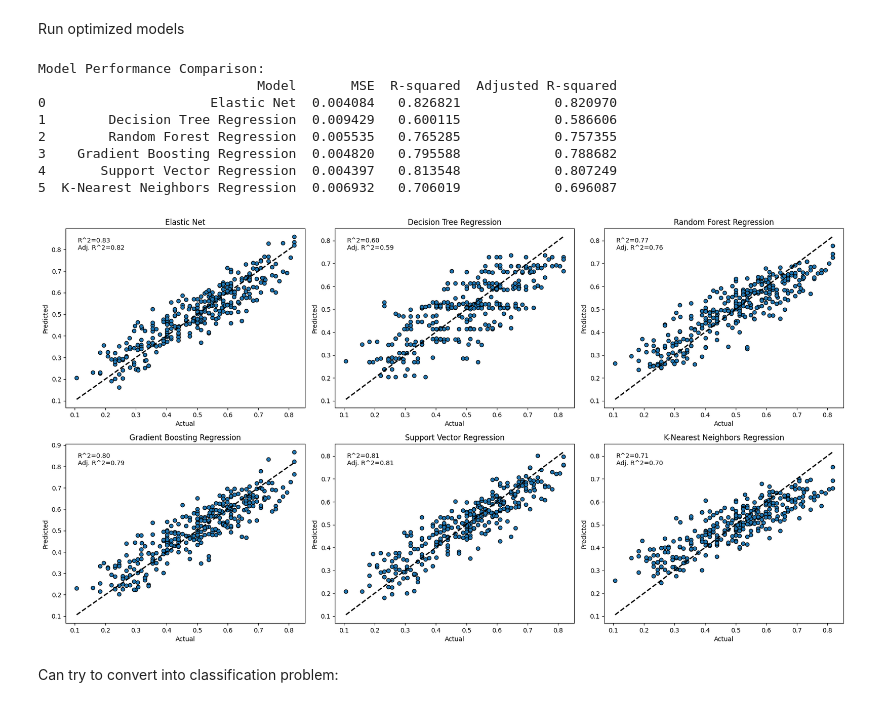
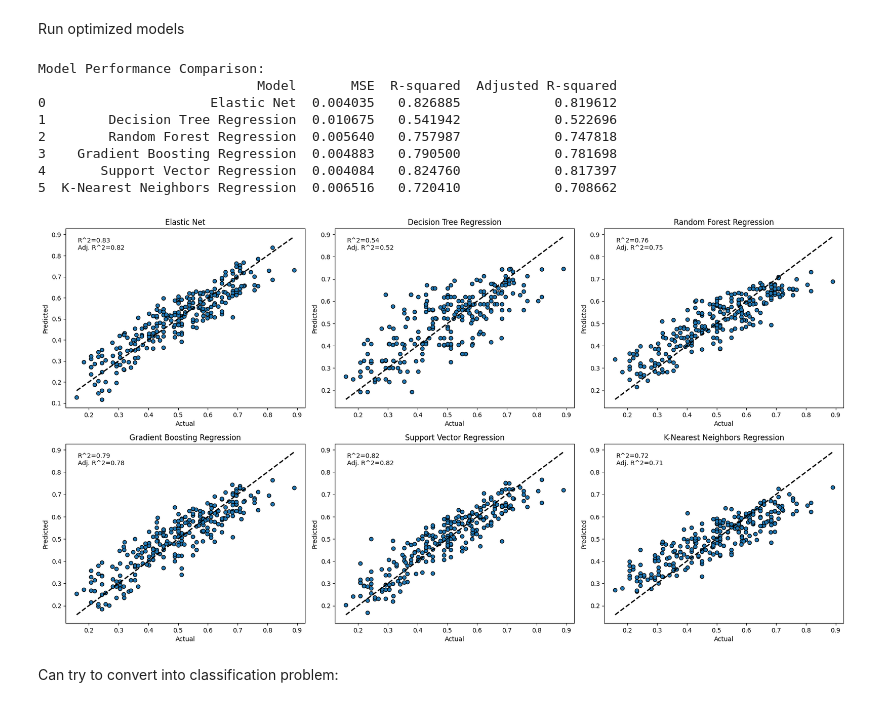
Before and after one commit to ChinmayVar/FinalProject156, a Jupyter notebook: final_proj.ipynb, the cells around one changed output. Cells and saved outputs as stored; diff of their text form; code cells hidden in the pictures.

```diff
--- a/final_proj.ipynb
+++ b/final_proj.ipynb
@@ -109,8 +135,8 @@ plt.show()
 # %%
-# Transform the new data using the same steps
-X_new = scaler.transform(X_new)  # Standardize
-X_new_tilde = X_new - mu  # Center
-X_new_tilde_pca = pca.transform(X_new_tilde)  # Apply PCA
+# Transform the val data using the same steps
+X_val = scaler.transform(X_val)  # Standardize
+X_val_tilde = X_val - mu  # Center
+X_val_tilde_pca = pca.transform(X_val_tilde)  # Apply PCA
 # %%
 # Models initialization
 models = {
@@ -131,13 +157,13 @@ r2_results = {}
 adj_r2_results = {}
 
 # Training and prediction
-n = X_new_tilde_pca.shape[0]
-p = X_new_tilde_pca.shape[1]
+n = X_val_tilde_pca.shape[0]
+p = X_val_tilde_pca.shape[1]
 for name, model in models.items():
     model.fit(X_train_tilde_pca, y_train)
-    y_pred = model.predict(X_new_tilde_pca)
-    mse_results[name] = mean_squared_error(y_new, y_pred)
-    r2_results[name] = r2_score(y_new, y_pred)
+    y_pred = model.predict(X_val_tilde_pca)
+    mse_results[name] = mean_squared_error(y_val, y_pred)
+    r2_results[name] = r2_score(y_val, y_pred)
     adj_r2_results[name] = 1 - (1 - r2_results[name]) * (n - 1) / (n - p - 1)
 
 # Display results
@@ -158,9 +184,9 @@ plt.figure(figsize=(18, 14))
 for i, (name, model) in enumerate(models.items(), 1):
     plt.subplot(3, 3, i)
     model.fit(X_train_tilde_pca, y_train)
-    y_pred = model.predict(X_new_tilde_pca)
-    plt.scatter(y_new, y_pred, edgecolors=(0, 0, 0))
-    plt.plot([y_new.min(), y_new.max()], [y_new.min(), y_new.max()], 'k--', lw=2)
+    y_pred = model.predict(X_val_tilde_pca)
+    plt.scatter(y_val, y_pred, edgecolors=(0, 0, 0))
+    plt.plot([y_val.min(), y_val.max()], [y_val.min(), y_val.max()], 'k--', lw=2)
     plt.xlabel('Actual')
     plt.ylabel('Predicted')
     plt.title(name)
@@ -316,55 +342,55 @@ r2_results = {}
 adj_r2_results = {}
 
 # Training and prediction
-n = X_new_tilde_pca.shape[0]
-p = X_new_tilde_pca.shape[1]
+n = X_val_tilde_pca.shape[0]
+p = X_val_tilde_pca.shape[1]
 for name, model in models.items():
     model.fit(X_train_tilde_pca, y_train)
-    y_pred = model.predict(X_new_tilde_pca)
-    mse_results[name] = mean_squared_error(y_new, y_pred)
-    r2_results[name] = r2_score(y_new, y_pred)
+    y_pred = model.predict(X_val_tilde_pca)
+    mse_results[name] = mean_squared_error(y_val, y_pred)
+    r2_results[name] = r2_score(y_val, y_pred)
     adj_r2_results[name] = 1 - (1 - r2_results[name]) * (n - 1) / (n - p - 1)
 
 # Display results
 results = pd.DataFrame({
     'Model': list(mse_results.keys()),
     'MSE': list(mse_results.values()),
     'R-squared': list(r2_results.values()),
     'Adjusted R-squared': list(adj_r2_results.values())
 })
 
 print("Model Performance Comparison:")
 print(results)
 
 # Plotting actual vs predicted values for each model
 plt.figure(figsize=(18, 14))
 
 # Iterate over models for plotting
 for i, (name, model) in enumerate(models.items(), 1):
     plt.subplot(3, 3, i)
     model.fit(X_train_tilde_pca, y_train)
-    y_pred = model.predict(X_new_tilde_pca)
-    plt.scatter(y_new, y_pred, edgecolors=(0, 0, 0))
-    plt.plot([y_new.min(), y_new.max()], [y_new.min(), y_new.max()], 'k--', lw=2)
+    y_pred = model.predict(X_val_tilde_pca)
+    plt.scatter(y_val, y_pred, edgecolors=(0, 0, 0))
+    plt.plot([y_val.min(), y_val.max()], [y_val.min(), y_val.max()], 'k--', lw=2)
     plt.xlabel('Actual')
     plt.ylabel('Predicted')
     plt.title(name)
     plt.text(0.05, 0.95, f'R^2={r2_results[name]:.2f}\nAdj. R^2={adj_r2_results[name]:.2f}',
              transform=plt.gca().transAxes,
              verticalalignment='top')
 
 plt.tight_layout()
 plt.show()
 # %% [output]
 Model Performance Comparison:
                             Model       MSE  R-squared  Adjusted R-squared
-0                     Elastic Net  0.004084   0.826821            0.820970
-1        Decision Tree Regression  0.009429   0.600115            0.586606
-2        Random Forest Regression  0.005535   0.765285            0.757355
-3    Gradient Boosting Regression  0.004820   0.795588            0.788682
-4       Support Vector Regression  0.004397   0.813548            0.807249
-5  K-Nearest Neighbors Regression  0.006932   0.706019            0.696087
+0                     Elastic Net  0.004035   0.826885            0.819612
+1        Decision Tree Regression  0.010675   0.541942            0.522696
+2        Random Forest Regression  0.005640   0.757987            0.747818
+3    Gradient Boosting Regression  0.004883   0.790500            0.781698
+4       Support Vector Regression  0.004084   0.824760            0.817397
+5  K-Nearest Neighbors Regression  0.006516   0.720410            0.708662
-[figure, old version]
+[figure, new version]
 # %% [markdown]
 Can try to convert into classification problem:
 # %%
```
Also changed, not shown: parts of 15 cells of this notebook.
